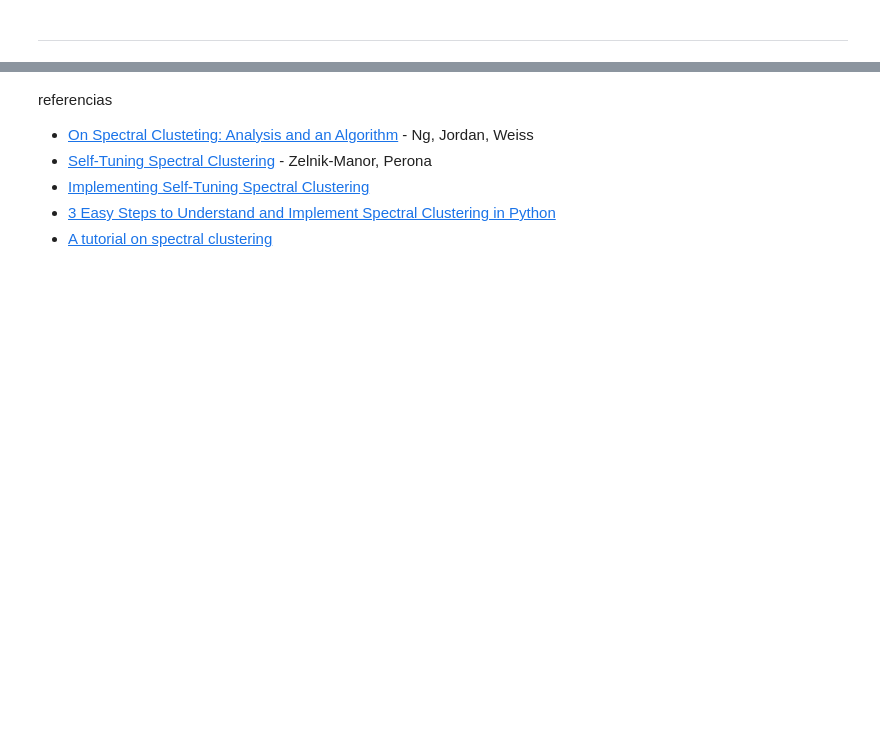
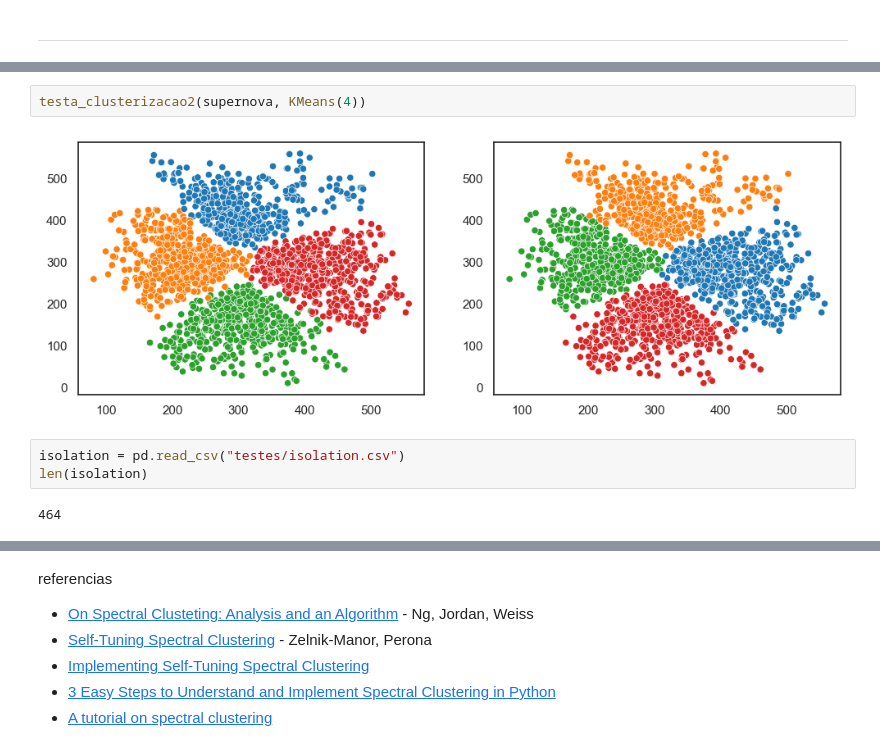
Before and after one commit to theuvargas/algebra-linear-aplicada, a Jupyter notebook: espectral.ipynb, the cells around one changed output, grey strips where cells are left out. Drawn from its saved outputs; the diff is of its cells as text; blank space fills up the shorter version.

```diff
--- a/espectral.ipynb
+++ b/espectral.ipynb
@@ -428,0 +476,9 @@ testa_clusterizacao(
+# %%
+testa_clusterizacao2(supernova, KMeans(4))
+# %% [output]
+[figure, added]
+# %%
+isolation = pd.read_csv("testes/isolation.csv")
+len(isolation)
+# %% [output]
+464
```
Also changed, not shown: parts of 16 cells of this notebook, 30 other files.
